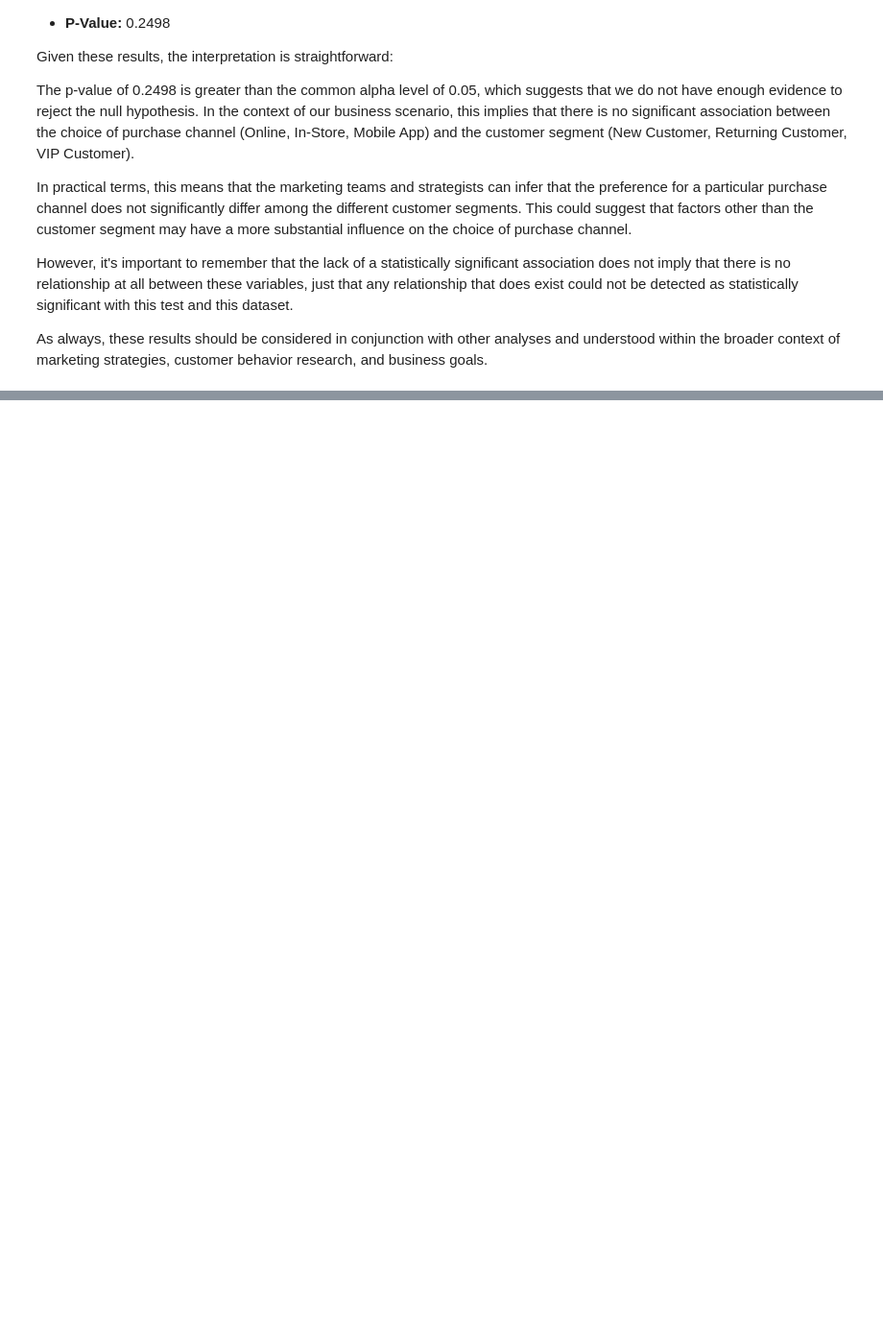
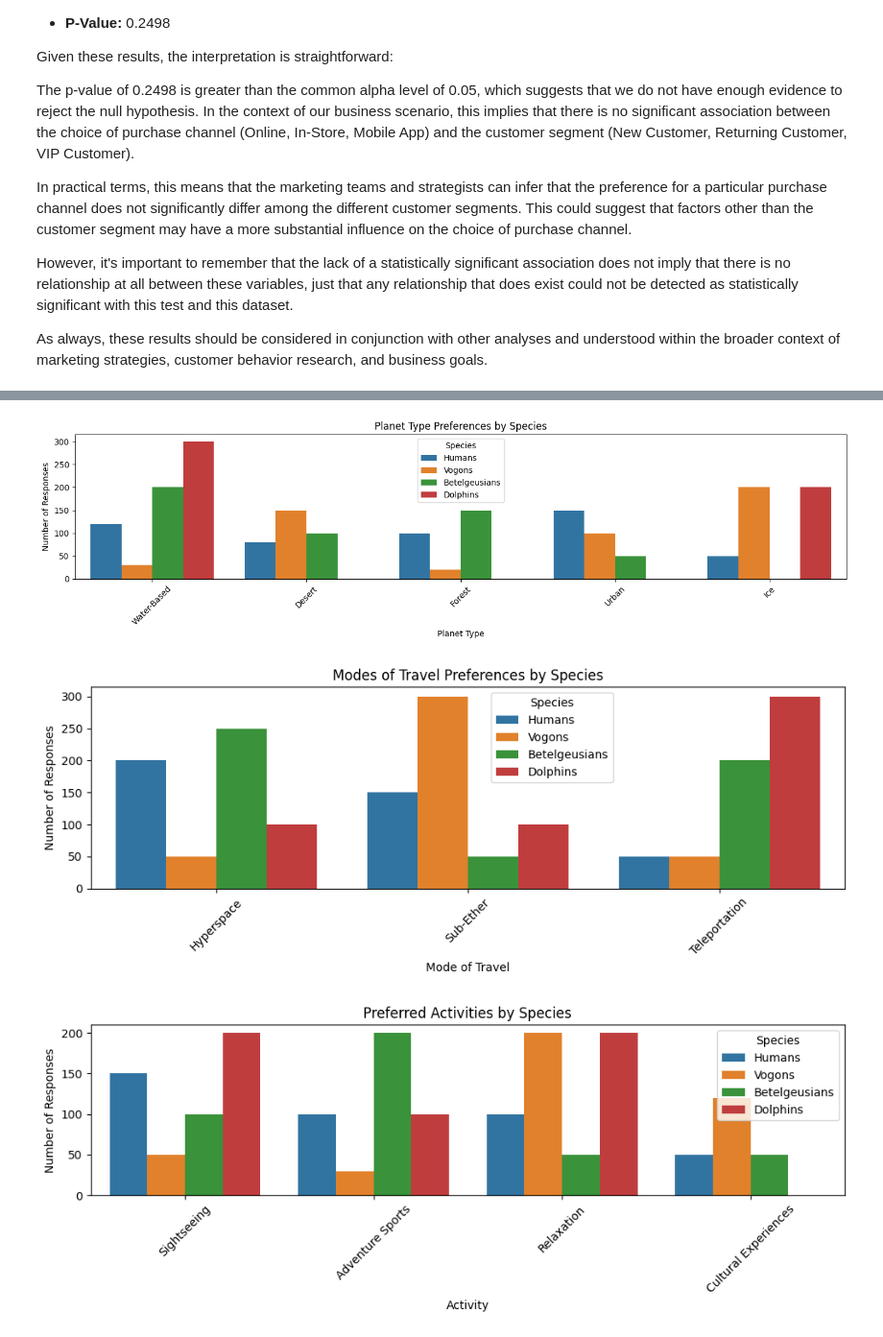
Before and after one commit to pouriaetab/ds-toolkit, a Jupyter notebook: statistical_methods/chi_squared_test/chi_squared_test.ipynb, the cells around one changed output, grey strips where cells are left out. Shown: that part at 96% size. Drawn from its saved outputs; the diff is of its cells as text; code cells hidden in the pictures; blank space fills up the shorter version.

Commit message:
Modify chi_squared_test files

```diff
--- a/statistical_methods/chi_squared_test/chi_squared_test.ipynb
+++ b/statistical_methods/chi_squared_test/chi_squared_test.ipynb
@@ -110,0 +319,17 @@ As always, these results should be considered in conjunction with other analyses
+# %%
+# Re-import necessary library and re-define the array after reset
+import numpy as np
+from scipy.stats import chi2_contingency
+
+# Observed frequencies for preferred activities
+observed_activities = np.array([
+    [150, 100, 100, 50],  # Humans
+    [50, 30, 200, 120],   # Vogons
+    [100, 200, 50, 50],   # Betelgeusians
+    [200, 100, 200, 0]    # Dolphins
+])
+
+# Apply Chi-Squared Test for Homogeneity on preferred activities
+chi2_activities, p_activities, dof_activities, expected_activities = chi2_contingency(observed_activities)
+
+print(f'Chi-Squared Statistic: {chi2_activities:.4f}, P-Value: {p_activities:.4}')
@@ -110,0 +349,49 @@ As always, these results should be considered in conjunction with other analyses
+# %%
+import pandas as pd
+import matplotlib.pyplot as plt
+import seaborn as sns
+
+species = ['Humans', 'Vogons', 'Betelgeusians', 'Dolphins']
+categories_planet = ['Water-Based', 'Desert', 'Forest', 'Urban', 'Ice']
+categories_travel = ['Hyperspace', 'Sub-Ether', 'Teleportation']
+categories_activities = ['Sightseeing', 'Adventure Sports', 'Relaxation', 'Cultural Experiences']
+
+## Planet Type Preferences
+plt.figure(figsize=(14, 4))
+sns.barplot(data=pd.DataFrame(observed_planet_preferences, columns=categories_planet, index=species).reset_index().melt(id_vars='index'),
+            x='variable', y='value', hue='index')
+plt.title('Planet Type Preferences by Species')
+plt.xlabel('Planet Type')
+plt.ylabel('Number of Responses')
+plt.legend(title='Species')
+plt.xticks(rotation=45)
+plt.tight_layout()
+plt.show()
+
+## Modes of Travel Preferences
+plt.figure(figsize=(10, 4))
+sns.barplot(data=pd.DataFrame(observed_travel_modes, columns=categories_travel, index=species).reset_index().melt(id_vars='index'),
+            x='variable', y='value', hue='index')
+plt.title('Modes of Travel Preferences by Species')
+plt.xlabel('Mode of Travel')
+plt.ylabel('Number of Responses')
+plt.legend(title='Species',loc='upper right', bbox_to_anchor=(0.7, 1))
+plt.xticks(rotation=45)
+plt.tight_layout()
+plt.show()
+
+## Preferred Activities
+plt.figure(figsize=(10, 4))
+sns.barplot(data=pd.DataFrame(observed_activities, columns=categories_activities, index=species).reset_index().melt(id_vars='index'),
+            x='variable', y='value', hue='index')
+plt.title('Preferred Activities by Species')
+plt.xlabel('Activity')
+plt.ylabel('Number of Responses')
+plt.legend(title='Species')
+plt.xticks(rotation=45)
+plt.tight_layout()
+plt.show()
+# %% [output]
+[figure, added]
+[figure, added]
+[figure, added]
```
Also changed, not shown: parts of 17 cells of this notebook, 2 other files.
